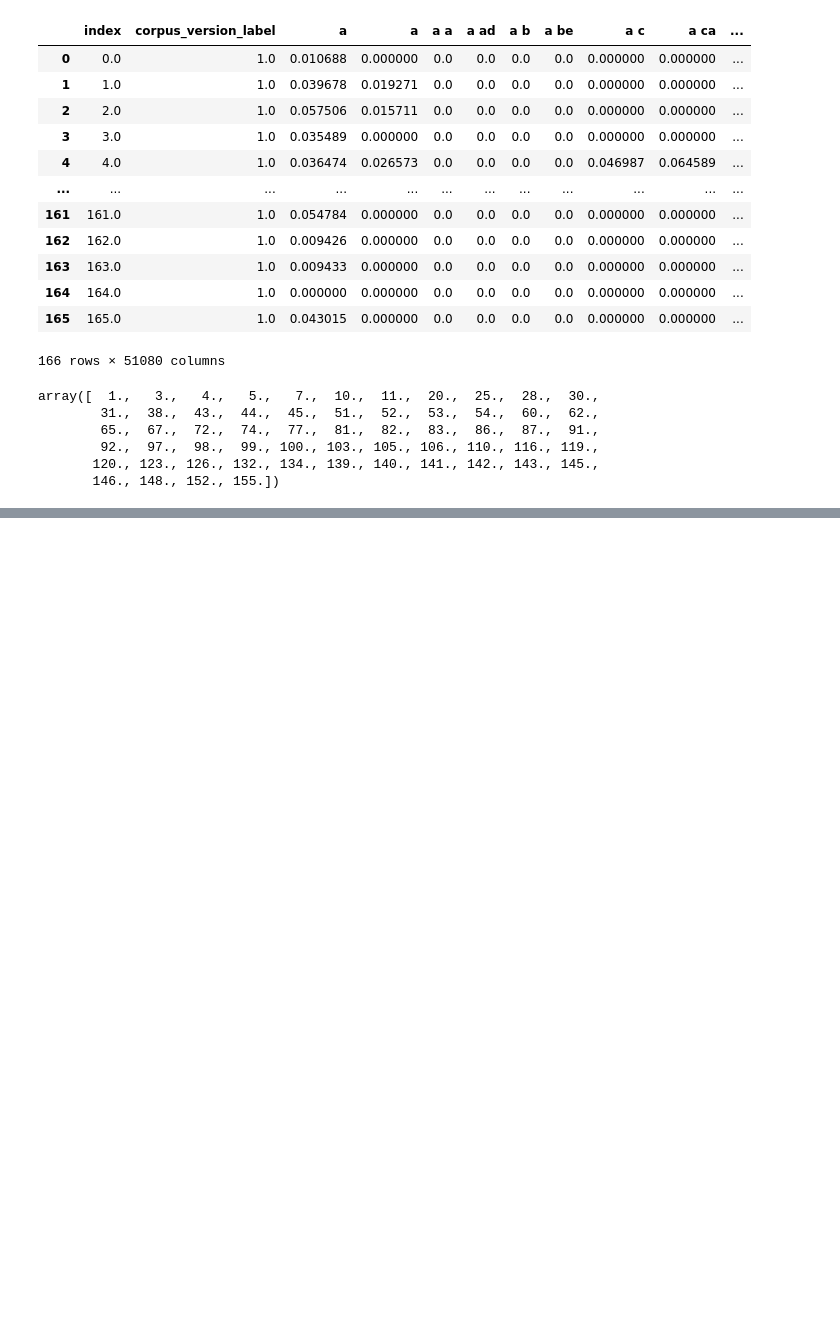
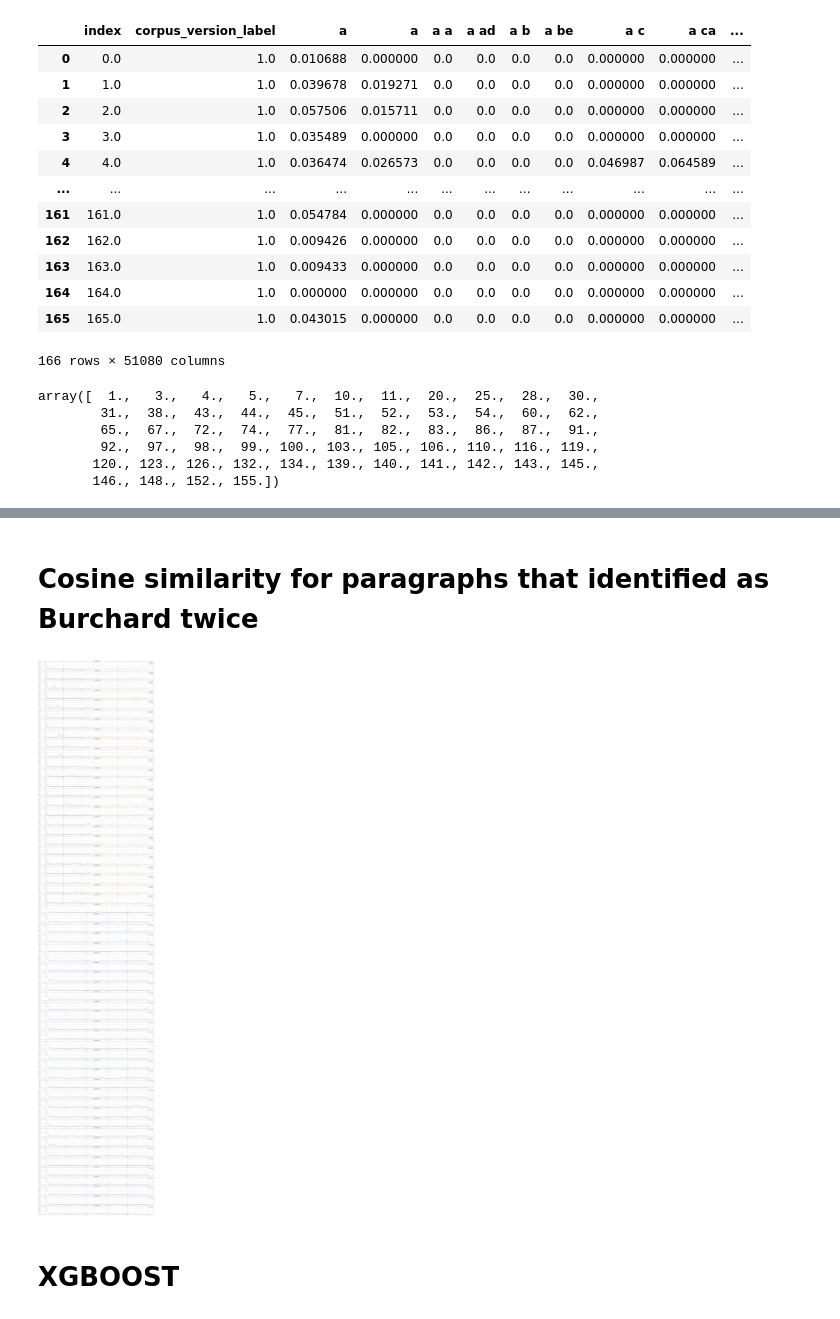
Before and after one commit to sashaaKr/thesis, a Jupyter notebook: notebooks/preparation for 8.8 - create burchard from zwickau.ipynb, the cells around one changed output, grey strips where cells are left out. Drawn from its saved outputs; the diff is of its cells as text; code cells hidden in the pictures; blank space fills up the shorter version.

Commit message:
xgboost

```diff
--- a/notebooks/preparation for 8.8 - create burchard from zwickau.ipynb
+++ b/notebooks/preparation for 8.8 - create burchard from zwickau.ipynb
@@ -1097,0 +901,51 @@ zwickau_wrong_prediction_indexes_burchard_vs_zwickau
+# %% [markdown]
+# Cosine similarity for paragraphs that identified as Burchard twice
+# %%
+london_texts_classified_as_burchard = london_chops_classification_df.loc[
+    (london_chops_classification_df['Burchard VS London classifier'] == 'Burchard') &
+    (london_chops_classification_df['Zwickau VS Burchard classifier'] == 'Burchard'),
+    ['original text']
+].values.flatten().tolist()
+# %%
+zwickau_texts_classified_as_burchard = zwickau_chops_classification_df.loc[
+    (zwickau_chops_classification_df['Burchard VS Zwickau classifier'] == 'Burchard') &
+    (zwickau_chops_classification_df['London VS Burchard classifier'] == 'Burchard'),
+    ['original text']
+].values.flatten().tolist()
+# %%
+london_zwickau_similarities = thesisCosineSimilarities.cross_version_similarity(
+    london_texts_classified_as_burchard,
+    zwickau_texts_classified_as_burchard,
+    thesisTfIdfNgramFeatures.create_5_gram
+)
+zwickau_london_similarities = thesisCosineSimilarities.cross_version_similarity(
+    zwickau_texts_classified_as_burchard,
+    london_texts_classified_as_burchard,
+    thesisTfIdfNgramFeatures.create_5_gram
+)
+# %%
+%matplotlib inline
+fig, axes = plt.subplots(max(len(london_zwickau_similarities), len(zwickau_london_similarities)), 1, figsize=(30,150))
+zwickau_similarities_df = pd.DataFrame(zwickau_london_similarities)
+london_similarities_df = pd.DataFrame(london_zwickau_similarities)
+
+for i, ax in enumerate(axes.ravel()):
+    ax.set_title(f'paragraph {i}')
+
+    if i in list(zwickau_similarities_df.index):
+        y_1 = zwickau_similarities_df.iloc[i,:]
+        ax.plot(y_1, color='orange', label='a_zwickau')
+
+    if i in list(london_similarities_df.index):
+        y_2 = london_similarities_df.iloc[i,:]
+        ax.plot(y_2, label='b_london')
+
+    ax.grid()
+    ax.set_ylim([0,1])
+    ax.legend()
+
+plt.show()
+# %% [output]
+[figure, added]
+# %% [markdown]
+# XGBOOST
```
Also changed, not shown: parts of 52 cells of this notebook, 4 other files.
